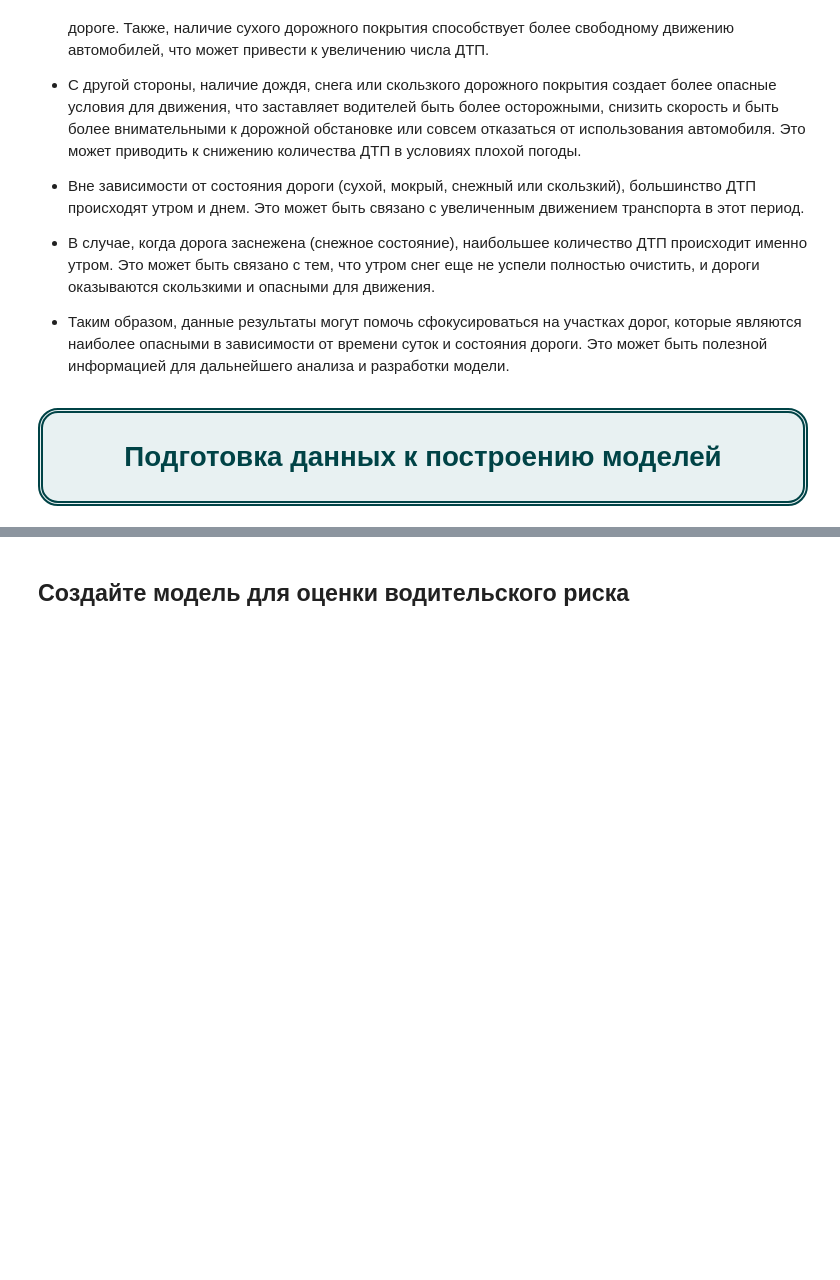
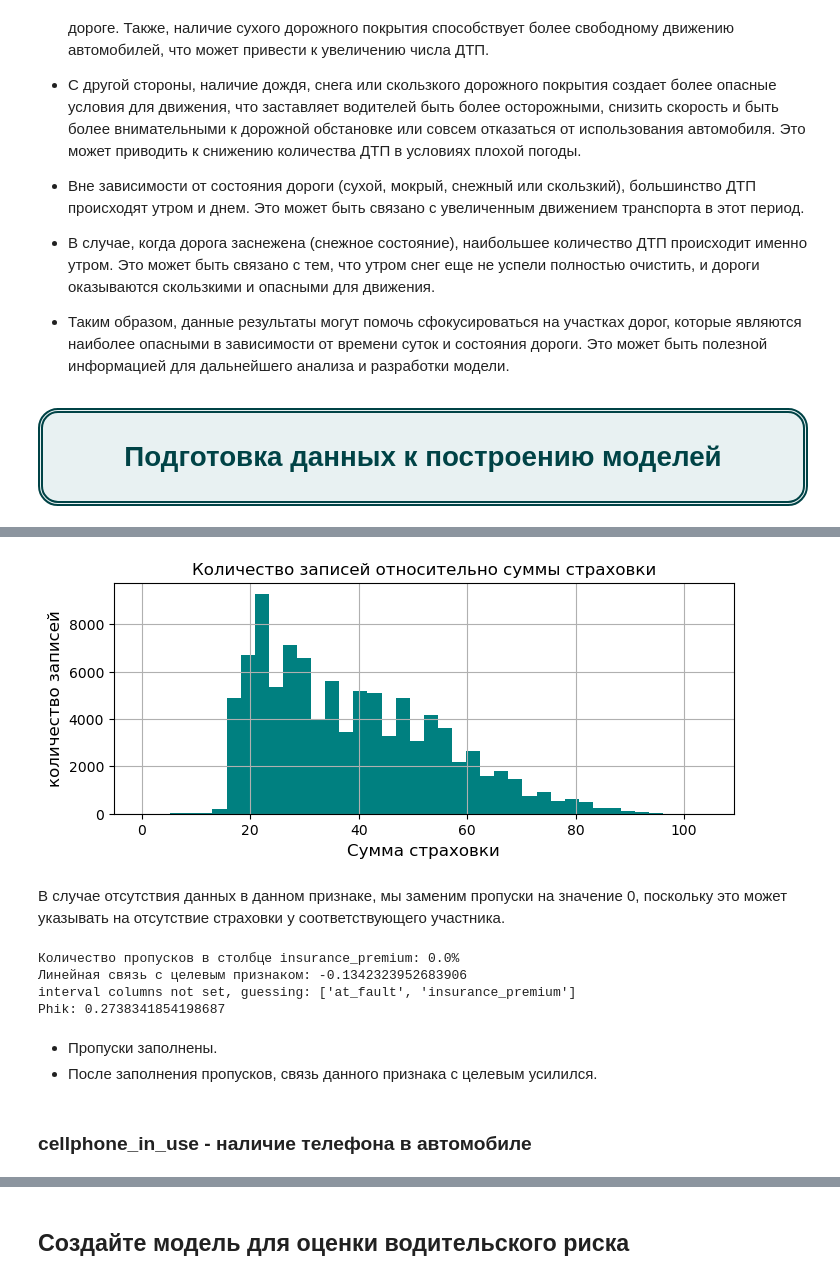
Before and after one commit to Denis-Mukhanov/road-accident-risk, a Jupyter notebook: road_accident_risk.ipynb, the cells around one changed output, grey strips where cells are left out. Saved outputs shown, nothing was run; the diff lists cells and outputs as text; code cells hidden in the pictures; blank space fills up the shorter version.

```diff
--- a/road_accident_risk.ipynb
+++ b/road_accident_risk.ipynb
@@ -590,0 +785,14 @@ __Анализ частоты ДТП в зависимости от времен
+# %%
+# визуализация количества подтверждённых заказов
+plt.figure(figsize=(8,3))
+plt.hist(df['insurance_premium'], bins=40, color='teal')
+plt.grid(True)
+plt.title('Количество записей относительно суммы страховки')
+plt.xlabel('Сумма страховки', fontsize=12)
+plt.ylabel('количество записей', fontsize=12)
+
+plt.show()
+# %% [output]
+[figure, added]
+# %% [markdown]
+В случае отсутствия данных в данном признаке, мы заменим пропуски на значение 0, поскольку это может указывать на отсутствие страховки у соответствующего участника.
@@ -590,0 +801,15 @@ __Анализ частоты ДТП в зависимости от времен
+# %%
+# обновленная статистика
+f_isna('insurance_premium')
+f_corr('insurance_premium')
+f_phik('insurance_premium')
+# %% [output]
+Количество пропусков в столбце insurance_premium: 0.0%
+Линейная связь с целевым признаком: -0.1342323952683906
+interval columns not set, guessing: ['at_fault', 'insurance_premium']
+Phik: 0.2738341854198687
+# %% [markdown]
+- Пропуски заполнены.
+- После заполнения пропусков, связь данного признака с целевым усилился.
+# %% [markdown]
+### cellphone_in_use -  наличие телефона в автомобиле
```
Also changed, not shown: parts of 39 cells of this notebook.
